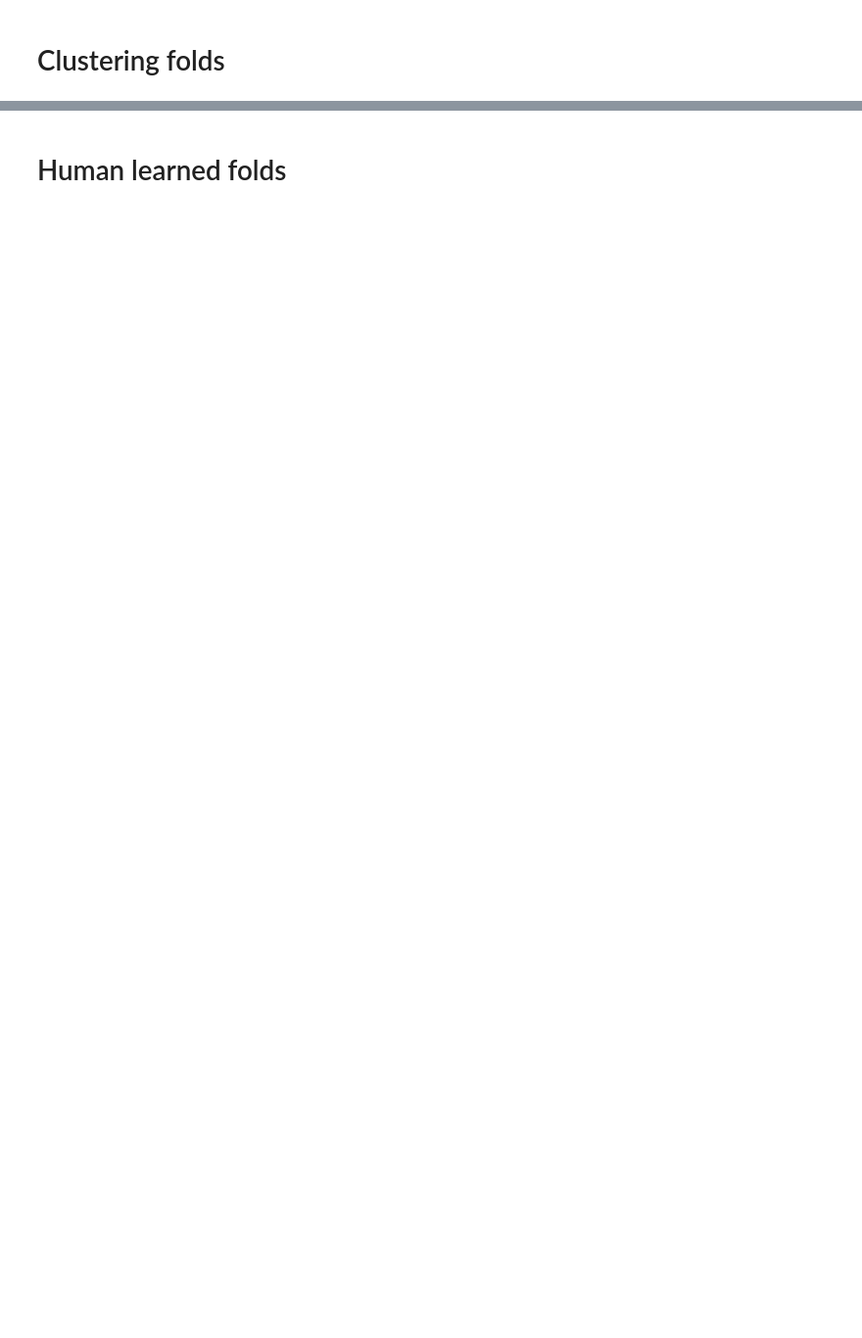
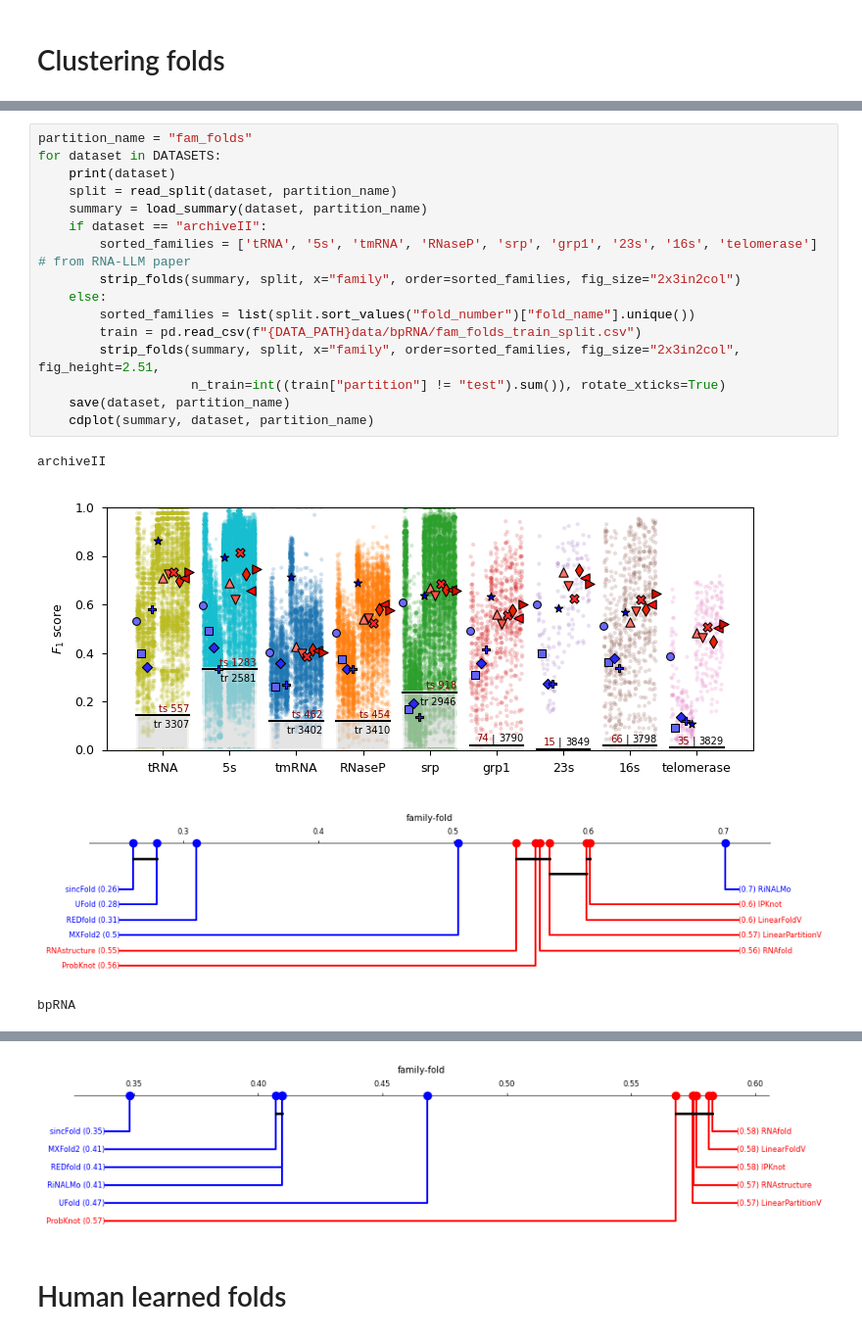
Before and after one commit to sinc-lab/xvalRNAfolding, a Jupyter notebook: src/Figure_2_strips_plot.ipynb, the cells around one changed output, grey strips where cells are left out. Shown at 98% size. Cells and saved outputs as stored; diff of their text form; blank space fills up the shorter version.

```diff
--- a/src/Figure_2_strips_plot.ipynb
+++ b/src/Figure_2_strips_plot.ipynb
@@ -208,0 +236,21 @@ plt.savefig(DATA_PATH + f"figures/Fig_F1_{partition_name}.png", bbox_inches='tig
+# %%
+partition_name = "fam_folds"
+for dataset in DATASETS:
+    print(dataset)
+    split = read_split(dataset, partition_name)
+    summary = load_summary(dataset, partition_name)
+    if dataset == "archiveII":
+        sorted_families = ['tRNA', '5s', 'tmRNA', 'RNaseP', 'srp', 'grp1', '23s', '16s', 'telomerase'] # from RNA-LLM paper
+        strip_folds(summary, split, x="family", order=sorted_families, fig_size="2x3in2col")
+    else:
+        sorted_families = list(split.sort_values("fold_number")["fold_name"].unique())
+        train = pd.read_csv(f"{DATA_PATH}data/bpRNA/fam_folds_train_split.csv")
+        strip_folds(summary, split, x="family", order=sorted_families, fig_size="2x3in2col", fig_height=2.51,
+                    n_train=int((train["partition"] != "test").sum()), rotate_xticks=True)
+    save(dataset, partition_name)
+    cdplot(summary, dataset, partition_name)
+# %% [output]
+archiveII
+[figure, added]
+[figure, added]
+bpRNA
@@ -209,2 +258,3 @@ plt.savefig(DATA_PATH + f"figures/Fig_F1_{partition_name}.png", bbox_inches='tig
+[figure, added]
 # %% [markdown]
 # Human learned folds
```
Also changed, not shown: parts of 31 cells of this notebook, 11 other files.
